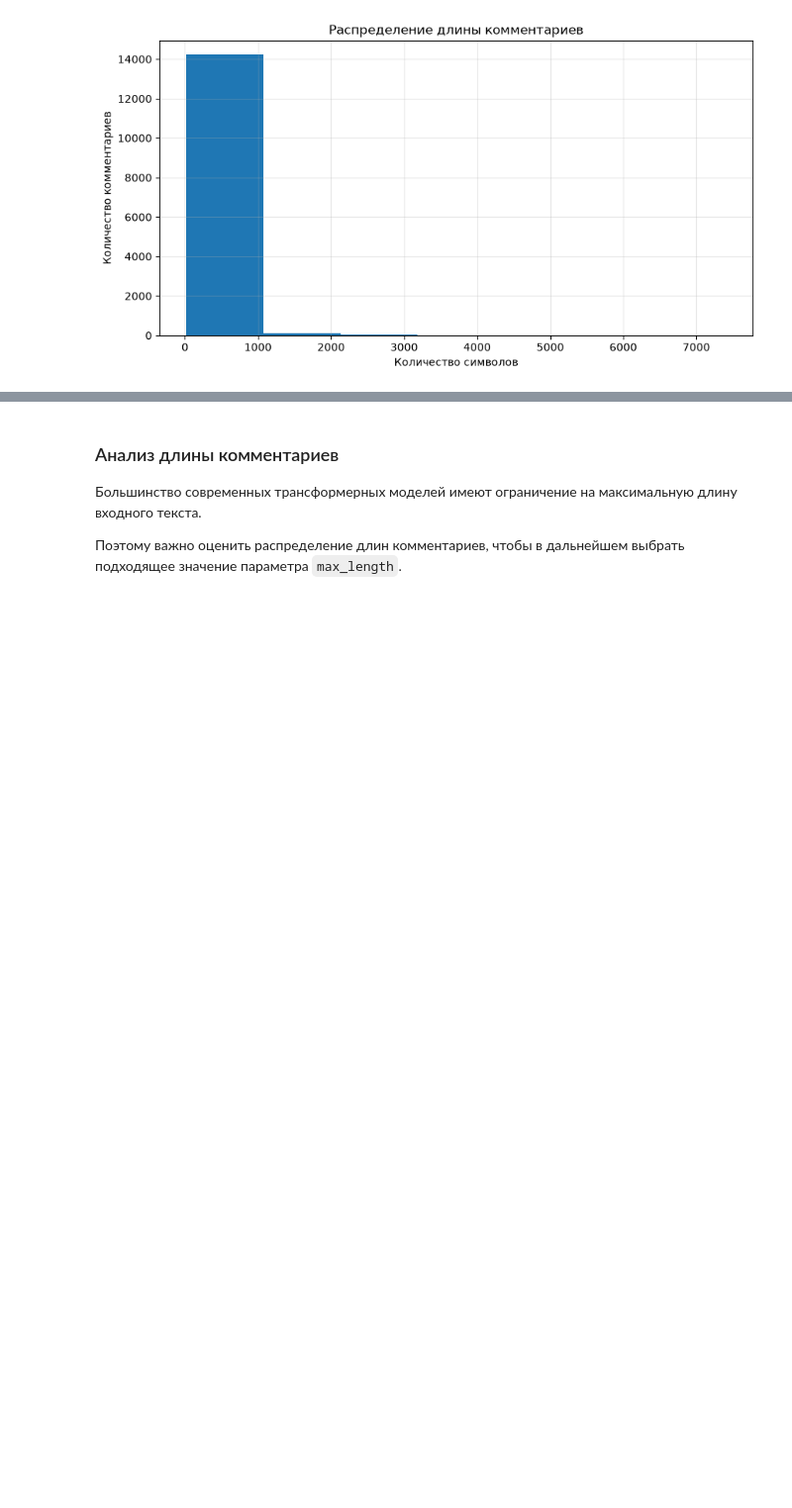
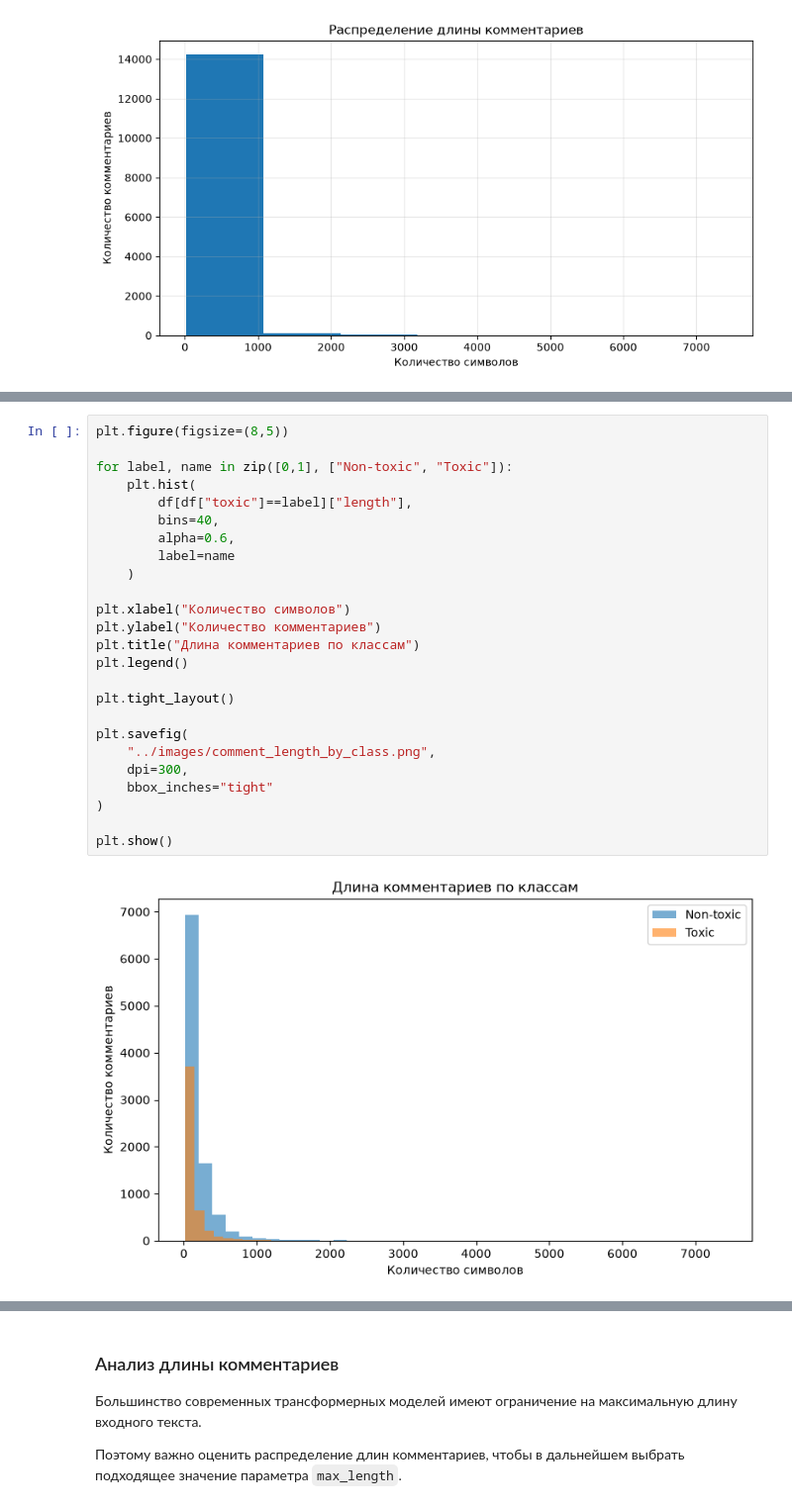
Before and after one commit to freedal1/smart-toxic-classifier, a Jupyter notebook: notebooks/01_experiments.ipynb, the cells around one changed output, grey strips where cells are left out. Shown at 99% size. Drawn from its saved outputs; the diff is of its cells as text; blank space fills up the shorter version.

```diff
--- a/notebooks/01_experiments.ipynb
+++ b/notebooks/01_experiments.ipynb
@@ -187,0 +216,27 @@ plt.show()
+# %%
+plt.figure(figsize=(8,5))
+
+for label, name in zip([0,1], ["Non-toxic", "Toxic"]):
+    plt.hist(
+        df[df["toxic"]==label]["length"],
+        bins=40,
+        alpha=0.6,
+        label=name
+    )
+
+plt.xlabel("Количество символов")
+plt.ylabel("Количество комментариев")
+plt.title("Длина комментариев по классам")
+plt.legend()
+
+plt.tight_layout()
+
+plt.savefig(
+    "../images/comment_length_by_class.png",
+    dpi=300,
+    bbox_inches="tight"
+)
+
+plt.show()
+# %% [output]
+[figure, added]
```
Also changed, not shown: parts of 39 cells of this notebook, 9 other files.
